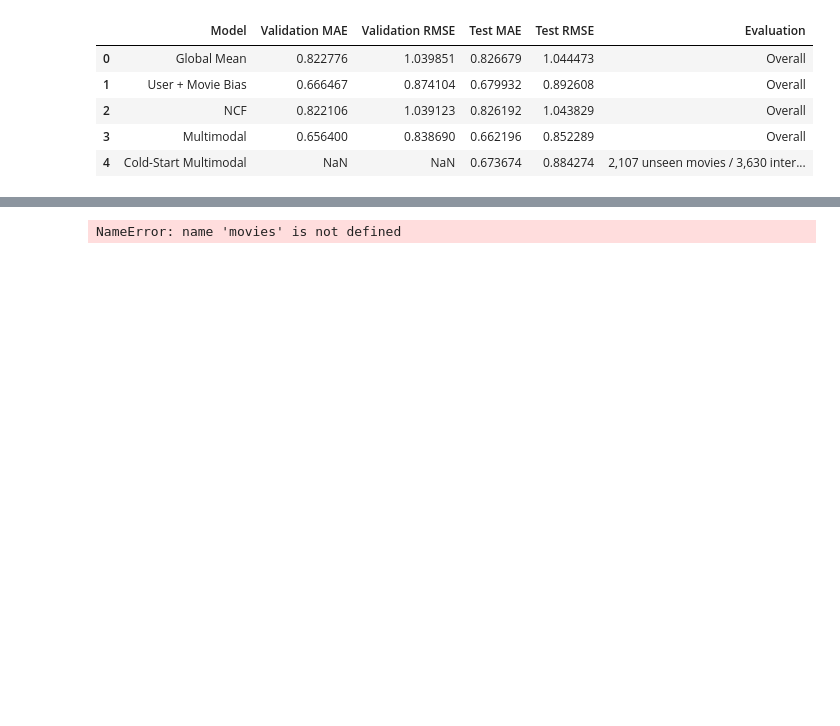
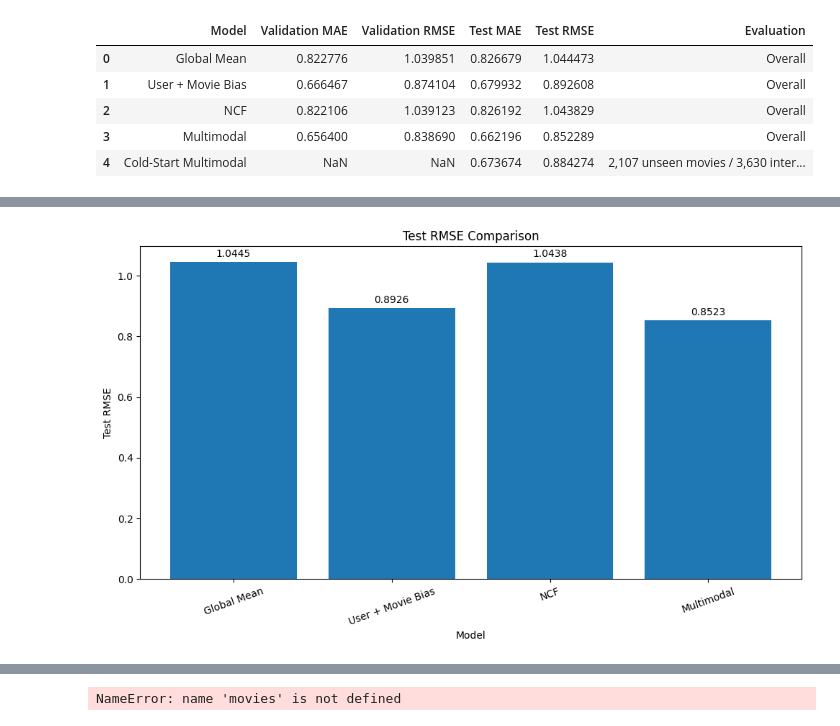
Before and after one commit to Hemanthsai456/Leveraging-Poster-and-Trailer-Audio-Embeddings-for-Cold-Start-Movie-Recommendation, a Jupyter notebook: notebooks/01_Notebook.ipynb, the cells around one changed output, grey strips where cells are left out. Drawn from its saved outputs; the diff is of its cells as text; code cells hidden in the pictures; blank space fills up the shorter version.

```diff
--- a/notebooks/01_Notebook.ipynb
+++ b/notebooks/01_Notebook.ipynb
@@ -2339,0 +2381,25 @@ final_results
+# %%
+plt.figure(figsize=(10, 6))
+
+bars = plt.bar(
+    overall_results["Model"],
+    overall_results["Test RMSE"]
+)
+
+# Add value labels on top of each bar
+plt.bar_label(
+    bars,
+    fmt="%.4f",
+    padding=3
+)
+
+plt.ylabel("Test RMSE")
+plt.xlabel("Model")
+plt.title("Test RMSE Comparison")
+
+plt.xticks(rotation=20)
+
+plt.tight_layout()
+plt.show()
+# %% [output]
+[figure, added]
```
Also changed, not shown: parts of 15 cells of this notebook.
